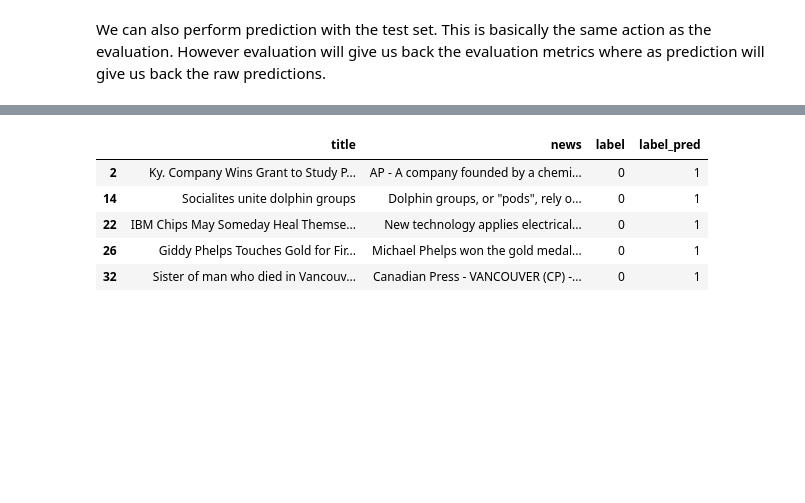
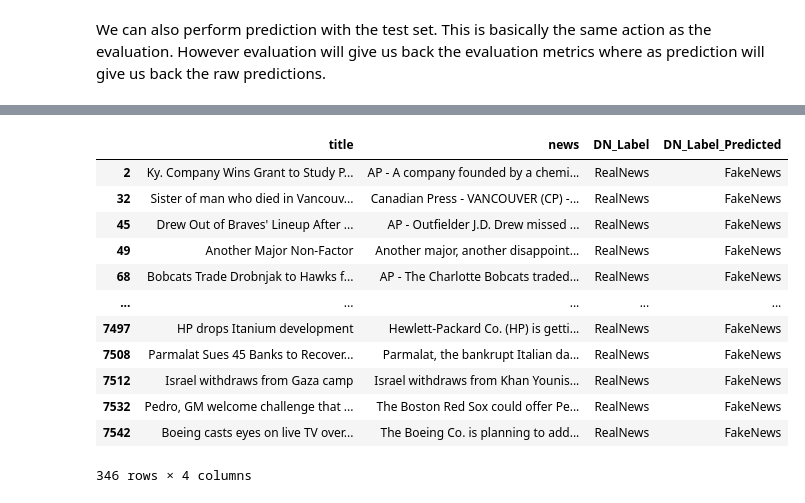
Before and after one commit to RobinSmits/FakeNews-Generator-And-Detector, a Jupyter notebook: FakeNews_Generator_And_Detector.ipynb, the cells around one changed output, grey strips where cells are left out. Saved outputs shown, nothing was run; the diff lists cells and outputs as text; code cells hidden in the pictures; blank space fills up the shorter version.

```diff
--- a/FakeNews_Generator_And_Detector.ipynb
+++ b/FakeNews_Generator_And_Detector.ipynb
@@ -334,9 +306,9 @@ df_description.head()
 | 3 | Prediction Unit Helps Forecast Wi... | AP - It's barely dawn when Mike F... | 0 |
 | 4 | Calif. Aims to Limit Farm-Related... | AP - Southern California's smog-f... | 0 |
 # %%
-# Split out 'generated', rename column to 'news' and set label to 1
-df_generated = df[['title', 'generated']].copy()
-df_generated.rename(columns = {'generated': 'news'}, inplace = True)
+# Split out 'generated_description', rename column to 'news' and set label to 1
+df_generated = df[['title', 'generated_description']].copy()
+df_generated.rename(columns = {'generated_description': 'news'}, inplace = True)
 df_generated['label'] = 1
 df_generated.head()
 # %% [output]
@@ -402,7 +374,7 @@ print(f'Test DF Shape: {test_df.shape}')
 test_dataset = create_dataset(test_df)
 test_dataset = test_dataset.batch(PREDICT_BATCH_SIZE)
 test_dataset = test_dataset.repeat()
-#test_dataset = test_dataset.prefetch(128)
+test_dataset = test_dataset.prefetch(128)
 
 # Steps
 test_steps = test_df.shape[0] // PREDICT_BATCH_SIZE
@@ -508,0 +477,6 @@ Let's take a look at some of the predictions where our model messed up.
+# %%
+# Write Probabilities to dataframe
+test_df['probas'] = probs[:, 1]
+
+# Write predicted Label to dataframe
+test_df['label_pred'] = np.argmax(probs, axis = 1)
@@ -508,0 +499,4 @@ Let's take a look at some of the predictions where our model messed up.
+# %%
+test_df['DN_Label'] = np.where(test_df.label == 0, 'RealNews', 'FakeNews')
+test_df['DN_Label_Predicted'] = np.where(test_df.label_pred == 0, 'RealNews', 'FakeNews')
+test_df.head()
@@ -509,10 +529,17 @@ Let's take a look at some of the predictions where our model messed up.
 # %%
 # Real News ... but classified as Fake...
-test_df[test_df.label.eq(0) & test_df.label_pred.eq(1)].head()
+test_df.loc[test_df.label.eq(0) & test_df.label_pred.eq(1), ['title', 'news', 'DN_Label', 'DN_Label_Predicted']]
 # %% [output]
-|  | title | news | label | label_pred |
-| 2 | Ky. Company Wins Grant to Study P... | AP - A company founded by a chemi... | 0 | 1 |
-| 14 | Socialites unite dolphin groups | Dolphin groups, or "pods", rely o... | 0 | 1 |
-| 22 | IBM Chips May Someday Heal Themse... | New technology applies electrical... | 0 | 1 |
-| 26 | Giddy Phelps Touches Gold for Fir... | Michael Phelps won the gold medal... | 0 | 1 |
-| 32 | Sister of man who died in Vancouv... | Canadian Press - VANCOUVER (CP) -... | 0 | 1 |
+|  | title | news | DN_Label | DN_Label_Predicted |
+| 2 | Ky. Company Wins Grant to Study P... | AP - A company founded by a chemi... | RealNews | FakeNews |
+| 32 | Sister of man who died in Vancouv... | Canadian Press - VANCOUVER (CP) -... | RealNews | FakeNews |
+| 45 | Drew Out of Braves' Lineup After ... | AP - Outfielder J.D. Drew missed ... | RealNews | FakeNews |
+| 49 | Another Major Non-Factor | Another major, another disappoint... | RealNews | FakeNews |
+| 68 | Bobcats Trade Drobnjak to Hawks f... | AP - The Charlotte Bobcats traded... | RealNews | FakeNews |
+| ... | ... | ... | ... | ... |
+| 7497 | HP drops Itanium development | Hewlett-Packard Co. (HP) is getti... | RealNews | FakeNews |
+| 7508 | Parmalat Sues 45 Banks to Recover... | Parmalat, the bankrupt Italian da... | RealNews | FakeNews |
+| 7512 | Israel withdraws from Gaza camp | Israel withdraws from Khan Younis... | RealNews | FakeNews |
+| 7532 | Pedro, GM welcome challenge that ... | The Boston Red Sox could offer Pe... | RealNews | FakeNews |
+| 7542 | Boeing casts eyes on live TV over... | The Boeing Co. is planning to add... | RealNews | FakeNews |
+346 rows × 4 columns
```
Also changed, not shown: parts of 21 cells of this notebook.
